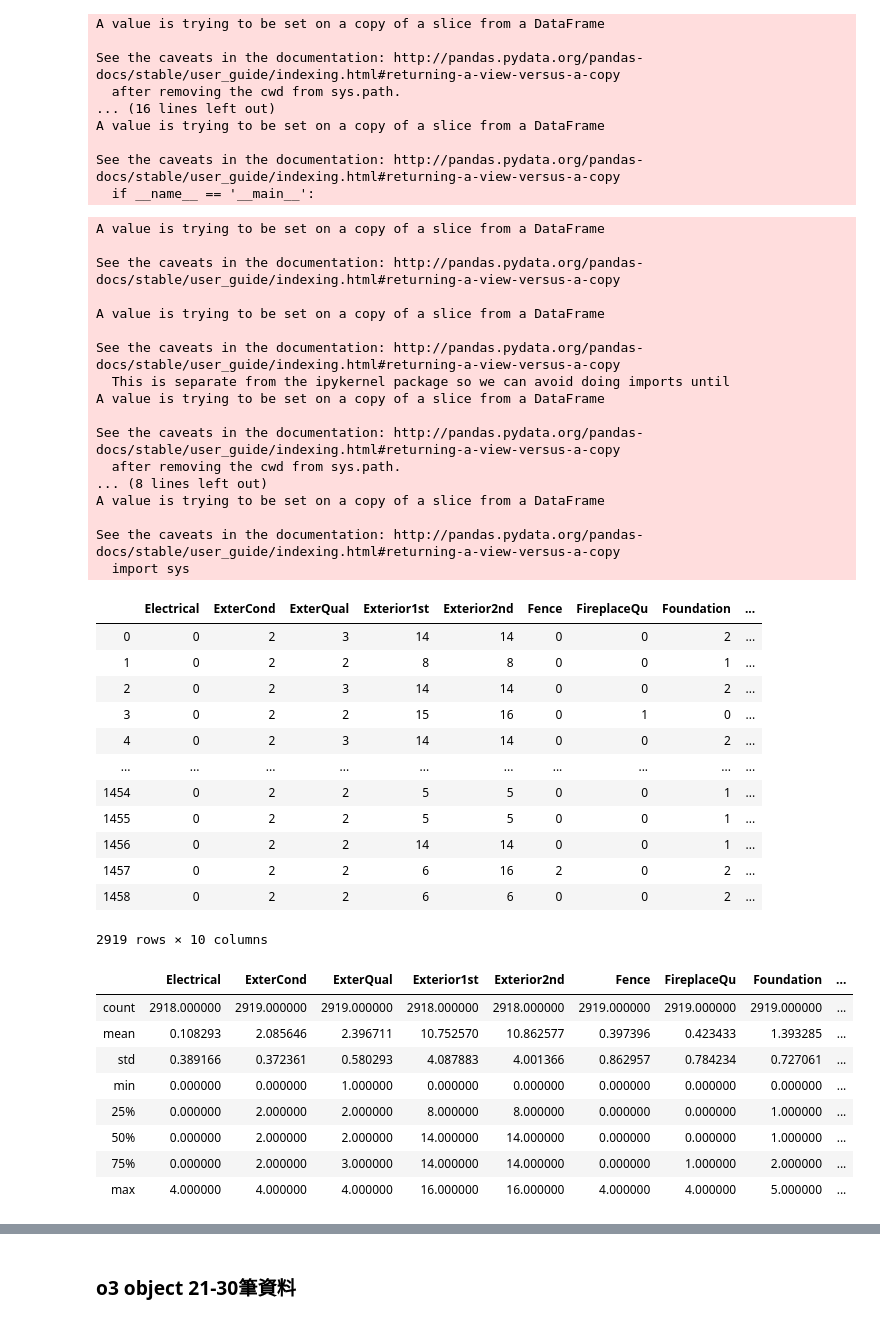
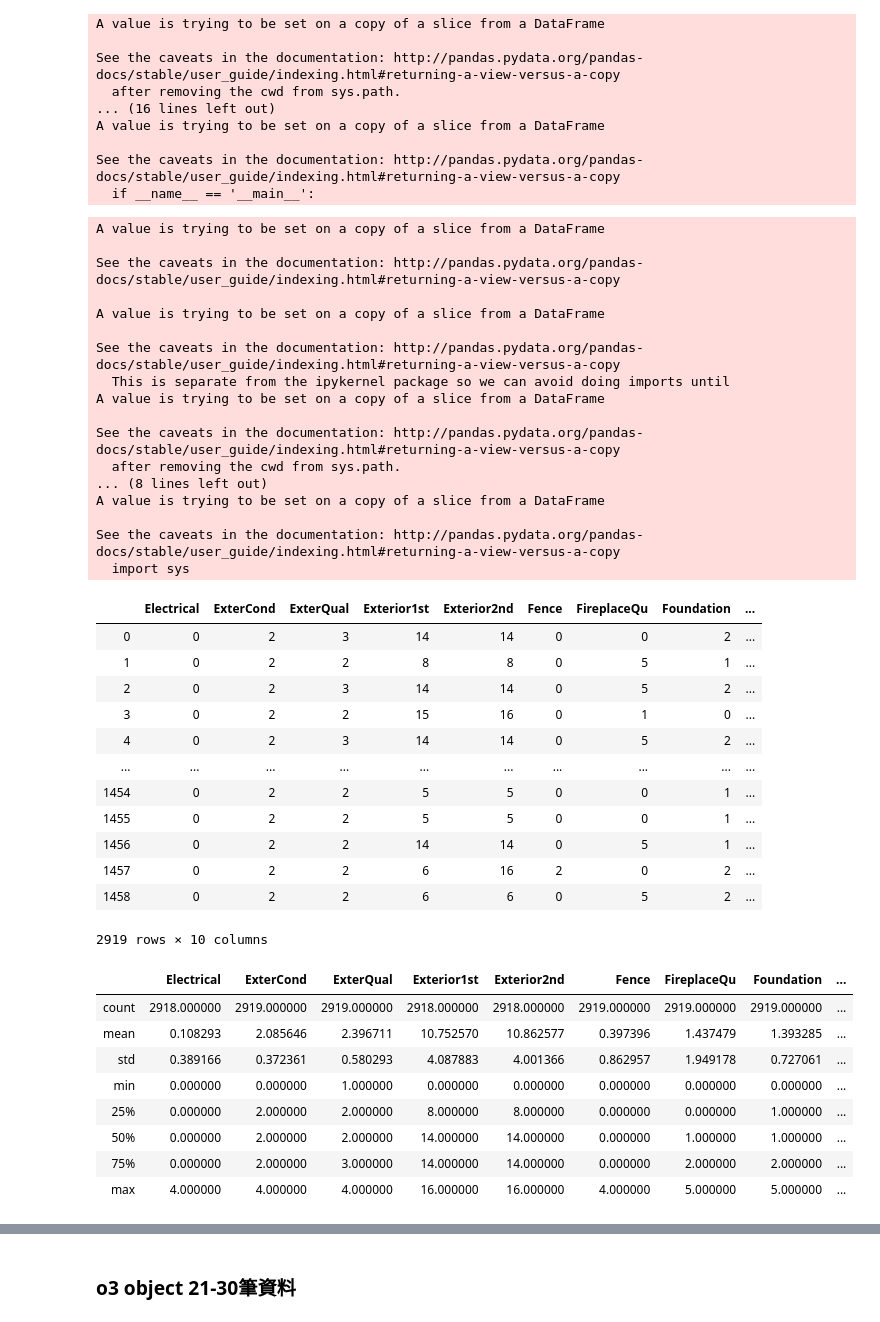
Before and after one commit to B10833021/PL, a Jupyter notebook: house-price1.ipynb, the cells around one changed output, grey strips where cells are left out. Drawn from its saved outputs; the diff is of its cells as text; code cells hidden in the pictures.

```diff
--- a/house-price1.ipynb
+++ b/house-price1.ipynb
@@ -1598,7 +874,7 @@ o2.loc[o2['Exterior2nd'] =='AsphShn','Exterior2nd']=1
 o2.loc[o2['Exterior2nd'] =='Brk Cmn','Exterior2nd']=2
 o2.loc[o2['Exterior2nd'] =='BrkFace','Exterior2nd']=3
 o2.loc[o2['Exterior2nd'] =='CBlock','Exterior2nd']=4
-o2.loc[o2['Exterior2nd'] =='CemntBd','Exterior2nd']=5
+o2.loc[o2['Exterior2nd'] =='CmentBd','Exterior2nd']=5
 o2.loc[o2['Exterior2nd'] =='HdBoard','Exterior2nd']=6
 o2.loc[o2['Exterior2nd'] =='ImStucc','Exterior2nd']=7
 o2.loc[o2['Exterior2nd'] =='MetalSd','Exterior2nd']=8
@@ -1662,6 +938,7 @@ o2.loc[o2['FireplaceQu'] =='Gd','FireplaceQu']=1
 o2.loc[o2['FireplaceQu'] =='Ex','FireplaceQu']=2
 o2.loc[o2['FireplaceQu'] =='Fa','FireplaceQu']=3
 o2.loc[o2['FireplaceQu'] =='Po','FireplaceQu']=4
+o2.loc[o2['FireplaceQu'] =='TA','FireplaceQu']=5
 # %% [output]
 A value is trying to be set on a copy of a slice from a DataFrame
 
@@ -1738,43 +1013,43 @@ See the caveats in the documentation: http://pandas.pydata.org/pandas-docs/stabl
   if __name__ == '__main__':
 # %%
 #將GarageCond改為數值
-o2.loc[o2['GarageCond'] =='NA','GarageCond']=0
+o2.loc[o2['GarageCond'].isnull(),'GarageCond']=0
 o2.loc[o2['GarageCond'] =='Po','GarageCond']=1
 o2.loc[o2['GarageCond'] =='Fa','GarageCond']=2
 o2.loc[o2['GarageCond'] =='TA','GarageCond']=3
 o2.loc[o2['GarageCond'] =='Gd','GarageCond']=4
 o2.loc[o2['GarageCond'] =='Ex','GarageCond']=5
 o2
 # %% [output]
 A value is trying to be set on a copy of a slice from a DataFrame
 
 See the caveats in the documentation: http://pandas.pydata.org/pandas-docs/stable/user_guide/indexing.html#returning-a-view-versus-a-copy
 
 A value is trying to be set on a copy of a slice from a DataFrame
 
 See the caveats in the documentation: http://pandas.pydata.org/pandas-docs/stable/user_guide/indexing.html#returning-a-view-versus-a-copy
   This is separate from the ipykernel package so we can avoid doing imports until
 A value is trying to be set on a copy of a slice from a DataFrame
 
 See the caveats in the documentation: http://pandas.pydata.org/pandas-docs/stable/user_guide/indexing.html#returning-a-view-versus-a-copy
   after removing the cwd from sys.path.
 ... (8 lines left out)
 A value is trying to be set on a copy of a slice from a DataFrame
 
 See the caveats in the documentation: http://pandas.pydata.org/pandas-docs/stable/user_guide/indexing.html#returning-a-view-versus-a-copy
   import sys
 |  | Electrical | ExterCond | ExterQual | Exterior1st | Exterior2nd | Fence | FireplaceQu | Foundation | ... |
 | 0 | 0 | 2 | 3 | 14 | 14 | 0 | 0 | 2 | ... |
-| 1 | 0 | 2 | 2 | 8 | 8 | 0 | 0 | 1 | ... |
-| 2 | 0 | 2 | 3 | 14 | 14 | 0 | 0 | 2 | ... |
+| 1 | 0 | 2 | 2 | 8 | 8 | 0 | 5 | 1 | ... |
+| 2 | 0 | 2 | 3 | 14 | 14 | 0 | 5 | 2 | ... |
 | 3 | 0 | 2 | 2 | 15 | 16 | 0 | 1 | 0 | ... |
-| 4 | 0 | 2 | 3 | 14 | 14 | 0 | 0 | 2 | ... |
+| 4 | 0 | 2 | 3 | 14 | 14 | 0 | 5 | 2 | ... |
 | ... | ... | ... | ... | ... | ... | ... | ... | ... | ... |
 | 1454 | 0 | 2 | 2 | 5 | 5 | 0 | 0 | 1 | ... |
 | 1455 | 0 | 2 | 2 | 5 | 5 | 0 | 0 | 1 | ... |
-| 1456 | 0 | 2 | 2 | 14 | 14 | 0 | 0 | 1 | ... |
+| 1456 | 0 | 2 | 2 | 14 | 14 | 0 | 5 | 1 | ... |
 | 1457 | 0 | 2 | 2 | 6 | 16 | 2 | 0 | 2 | ... |
-| 1458 | 0 | 2 | 2 | 6 | 6 | 0 | 0 | 2 | ... |
+| 1458 | 0 | 2 | 2 | 6 | 6 | 0 | 5 | 2 | ... |
 2919 rows × 10 columns
 # %%
 o2 = o2.astype(float)
@@ -1782,10 +1057,10 @@ o2.describe()
 # %% [output]
 |  | Electrical | ExterCond | ExterQual | Exterior1st | Exterior2nd | Fence | FireplaceQu | Foundation | ... |
 | count | 2918.000000 | 2919.000000 | 2919.000000 | 2918.000000 | 2918.000000 | 2919.000000 | 2919.000000 | 2919.000000 | ... |
-| mean | 0.108293 | 2.085646 | 2.396711 | 10.752570 | 10.862577 | 0.397396 | 0.423433 | 1.393285 | ... |
-| std | 0.389166 | 0.372361 | 0.580293 | 4.087883 | 4.001366 | 0.862957 | 0.784234 | 0.727061 | ... |
+| mean | 0.108293 | 2.085646 | 2.396711 | 10.752570 | 10.862577 | 0.397396 | 1.437479 | 1.393285 | ... |
+| std | 0.389166 | 0.372361 | 0.580293 | 4.087883 | 4.001366 | 0.862957 | 1.949178 | 0.727061 | ... |
 | min | 0.000000 | 0.000000 | 1.000000 | 0.000000 | 0.000000 | 0.000000 | 0.000000 | 0.000000 | ... |
 | 25% | 0.000000 | 2.000000 | 2.000000 | 8.000000 | 8.000000 | 0.000000 | 0.000000 | 1.000000 | ... |
-| 50% | 0.000000 | 2.000000 | 2.000000 | 14.000000 | 14.000000 | 0.000000 | 0.000000 | 1.000000 | ... |
-| 75% | 0.000000 | 2.000000 | 3.000000 | 14.000000 | 14.000000 | 0.000000 | 1.000000 | 2.000000 | ... |
-| max | 4.000000 | 4.000000 | 4.000000 | 16.000000 | 16.000000 | 4.000000 | 4.000000 | 5.000000 | ... |
+| 50% | 0.000000 | 2.000000 | 2.000000 | 14.000000 | 14.000000 | 0.000000 | 1.000000 | 1.000000 | ... |
+| 75% | 0.000000 | 2.000000 | 3.000000 | 14.000000 | 14.000000 | 0.000000 | 2.000000 | 2.000000 | ... |
+| max | 4.000000 | 4.000000 | 4.000000 | 16.000000 | 16.000000 | 4.000000 | 5.000000 | 5.000000 | ... |
```
Also changed, not shown: parts of 175 cells of this notebook.
